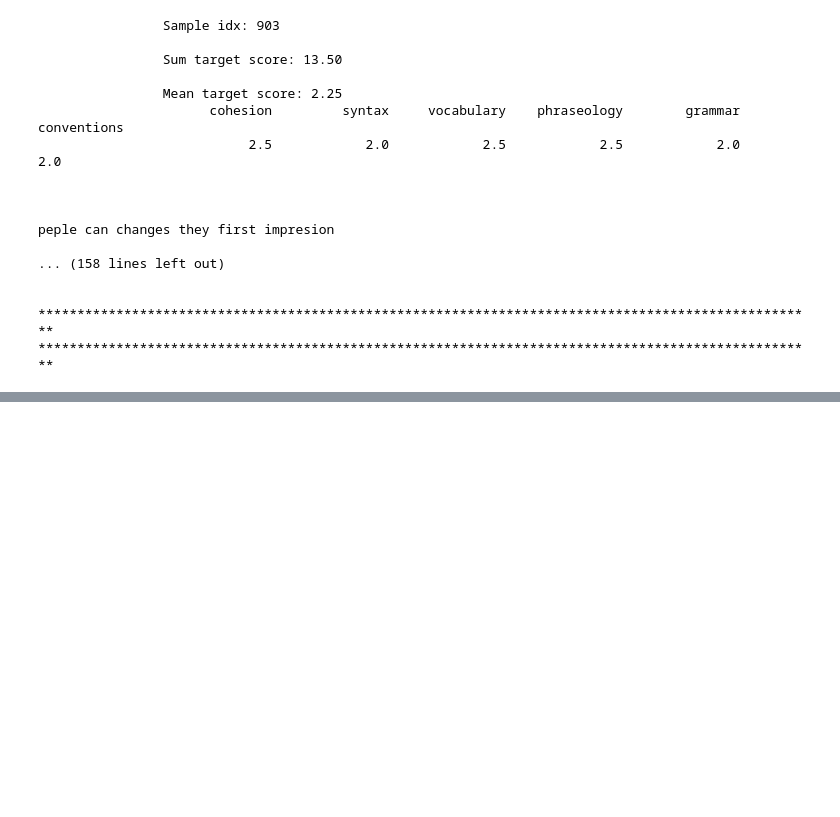
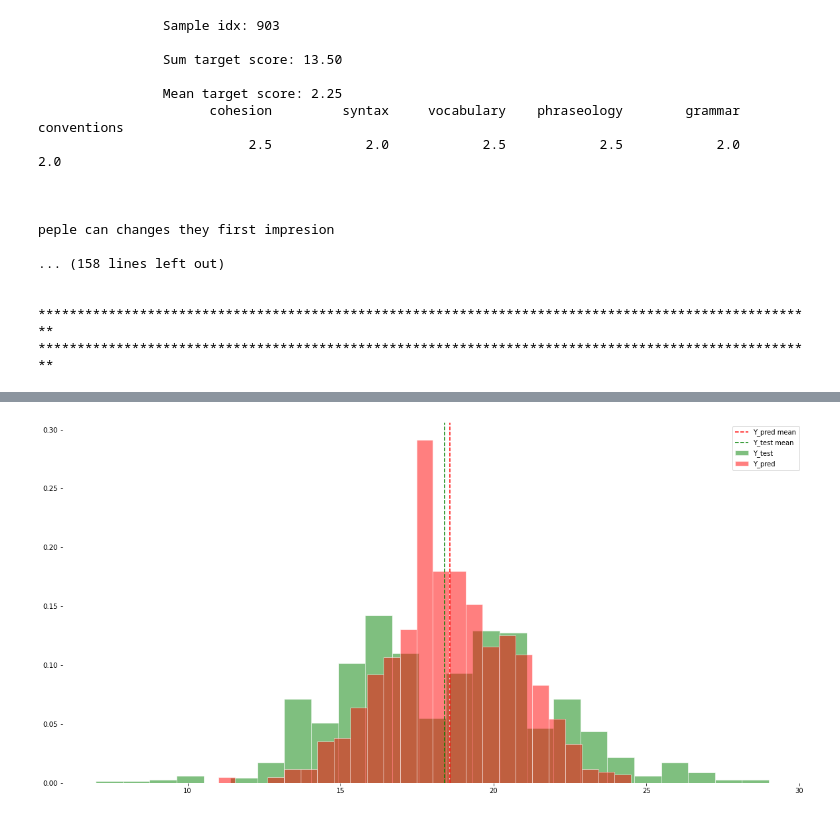
Before and after one commit to tripnv/fbp2-kaggle, a Jupyter notebook: eda.ipynb, the cells around one changed output, grey strips where cells are left out. Saved outputs shown, nothing was run; the diff lists cells and outputs as text; code cells hidden in the pictures; blank space fills up the shorter version.

```diff
--- a/eda.ipynb
+++ b/eda.ipynb
@@ -358,0 +603,2 @@ peple can changes they first impresion
+# %%
+kfold = KFold(n_splits=5)
@@ -358,0 +677,19 @@ peple can changes they first impresion
+# %%
+ypreds = predictions[-1]
+ytest = Y.iloc[test_index]
+# %%
+ypreds_sum = ypreds.sum(axis = 1)
+ytest_sum = ytest.sum(axis = 1)
+# %%
+ypreds_sum_rounded = np.round(ypreds_sum * 2) / 2
+# %%
+plt.figure(figsize=(20,10))
+plt.hist(x = ytest_sum, edgecolor = 'white', color = 'green', alpha = .5, bins = 25, density=True, label = 'Y_test')
+plt.hist(x = ypreds_sum_rounded, edgecolor = 'white', color = 'red', alpha = .5, bins = 25, density=True, label = 'Y_pred')
+plt.axvline(np.mean(ypreds_sum_rounded), color = 'red', linestyle = '--', label = 'Y_pred mean')
+plt.axvline(np.mean(ytest_sum), color = 'green', linestyle = '--', label = 'Y_test mean')
+plt.box(False)
+plt.legend()
+plt.show()
+# %% [output]
+[figure, added]
```
Also changed, not shown: parts of 27 cells of this notebook.
